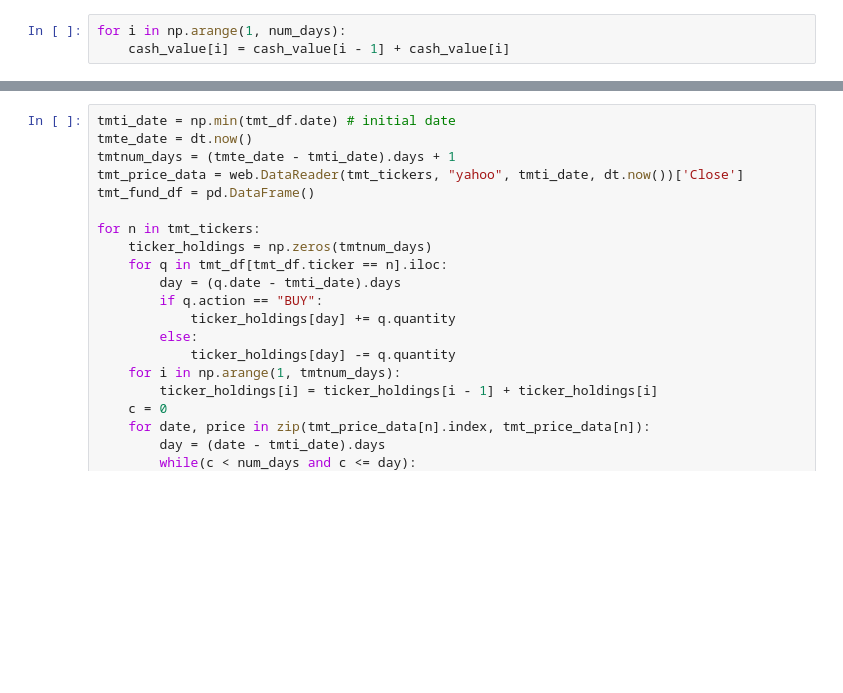
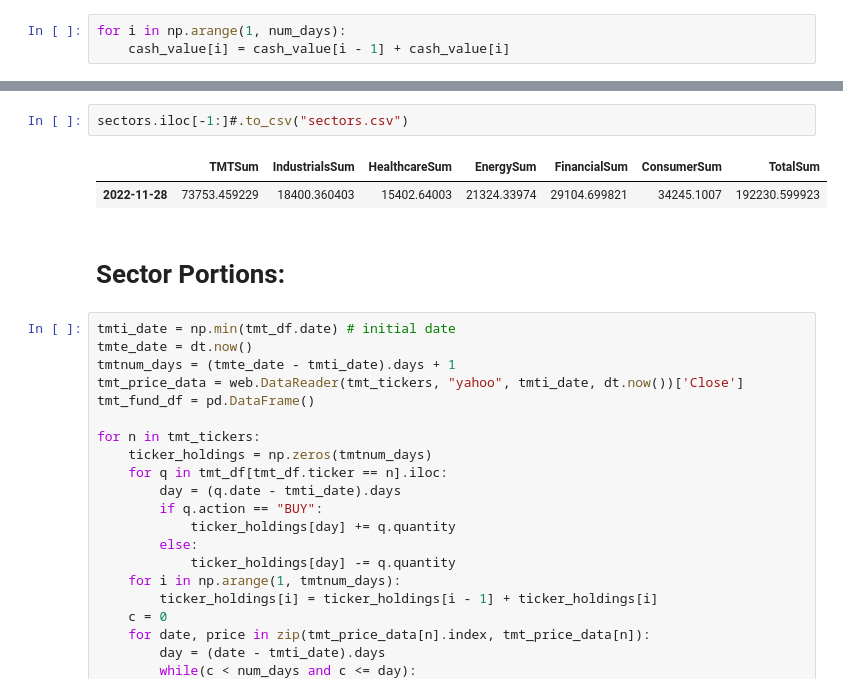
Before and after one commit to CUQuants/LITG_Dashboard, a Jupyter notebook: test.ipynb, the cells around one changed output, grey strips where cells are left out. Drawn from its saved outputs; the diff is of its cells as text; blank space fills up the shorter version.

```diff
--- a/test.ipynb
+++ b/test.ipynb
@@ -161,3 +167,10 @@ sectors.iloc[-1:].to_csv("sectors.csv")
+# %%
+sectors.iloc[-1:]#.to_csv("sectors.csv")
+# %% [output]
+|  | TMTSum | IndustrialsSum | HealthcareSum | EnergySum | FinancialSum | ConsumerSum | TotalSum |
+| 2022-11-28 | 73753.459229 | 18400.360403 | 15402.64003 | 21324.33974 | 29104.699821 | 34245.1007 | 192230.599923 |
+# %% [markdown]
+# Sector Portions:
 # %%
 tmti_date = np.min(tmt_df.date) # initial date
 tmte_date = dt.now()
```
Also changed, not shown: parts of 22 cells of this notebook, 17 other files.
